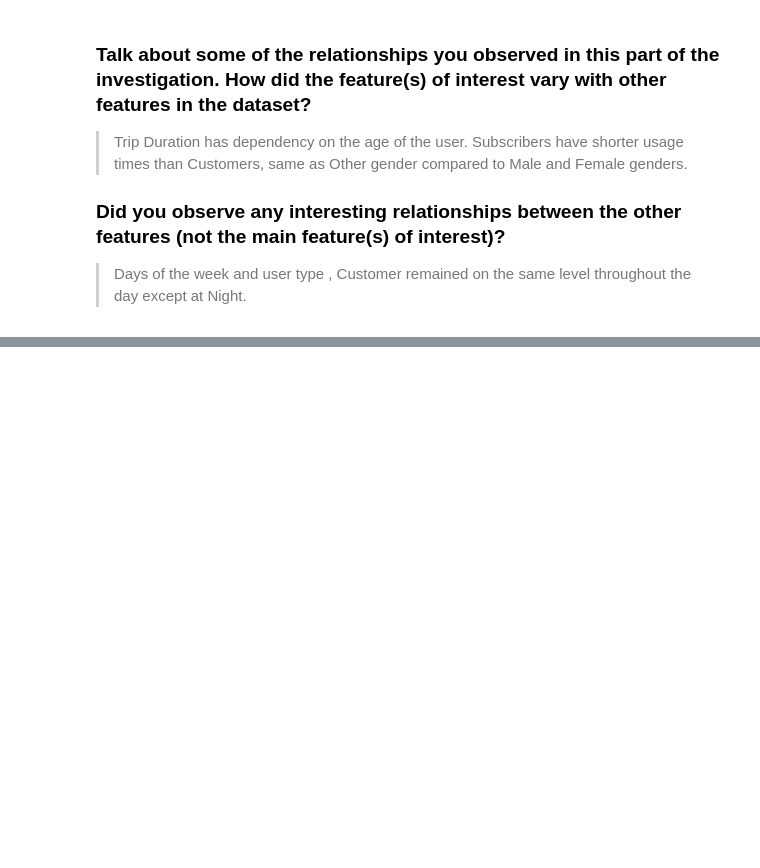
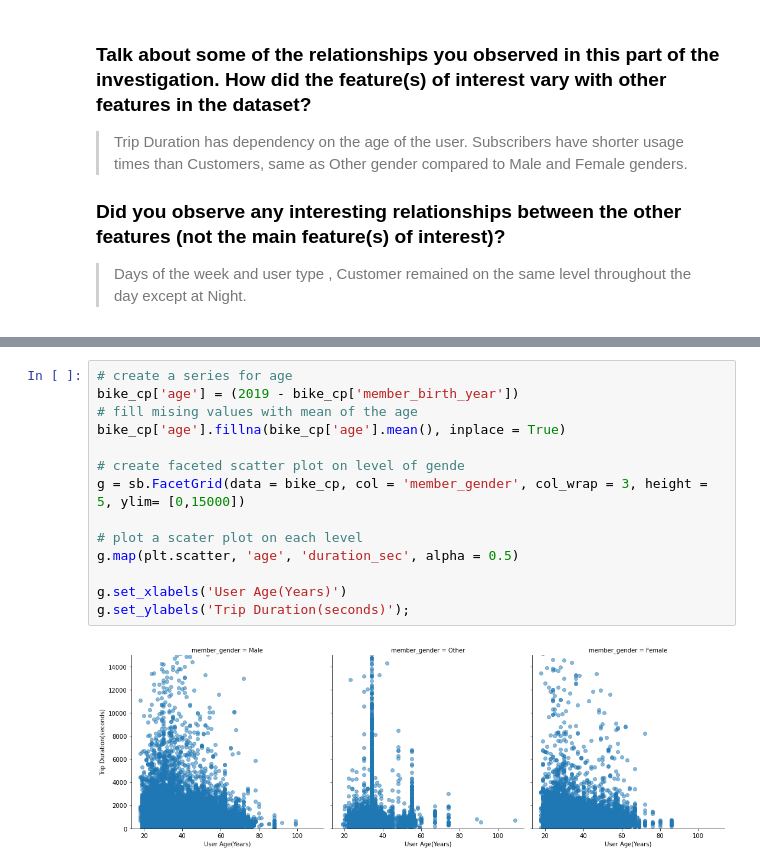
Before and after one commit to SofiyahElemide/Udacity-Projects, a Jupyter notebook: FordGoBike Part 1.ipynb, the cells around one changed output, grey strips where cells are left out. Cells and saved outputs as stored; diff of their text form; blank space fills up the shorter version.

```diff
--- a/FordGoBike Part 1.ipynb
+++ b/FordGoBike Part 1.ipynb
@@ -843,0 +885,16 @@ Like earlier, 'Other' is widely distributed across the trip duration axis, hence
+# %%
+# create a series for age
+bike_cp['age'] = (2019 - bike_cp['member_birth_year'])
+# fill mising values with mean of the age
+bike_cp['age'].fillna(bike_cp['age'].mean(), inplace = True)
+
+# create faceted scatter plot on level of gende
+g = sb.FacetGrid(data = bike_cp, col = 'member_gender', col_wrap = 3, height = 5, ylim= [0,15000])
+
+# plot a scater plot on each level
+g.map(plt.scatter, 'age', 'duration_sec', alpha = 0.5)
+
+g.set_xlabels('User Age(Years)')
+g.set_ylabels('Trip Duration(seconds)');
+# %% [output]
+[figure, added]
```
Also changed, not shown: parts of 16 cells of this notebook.
